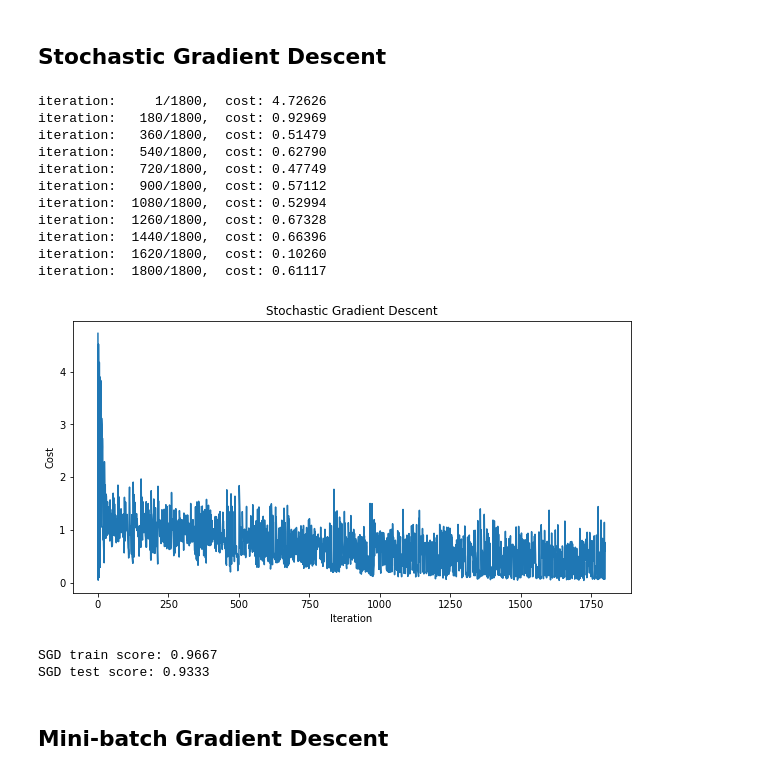
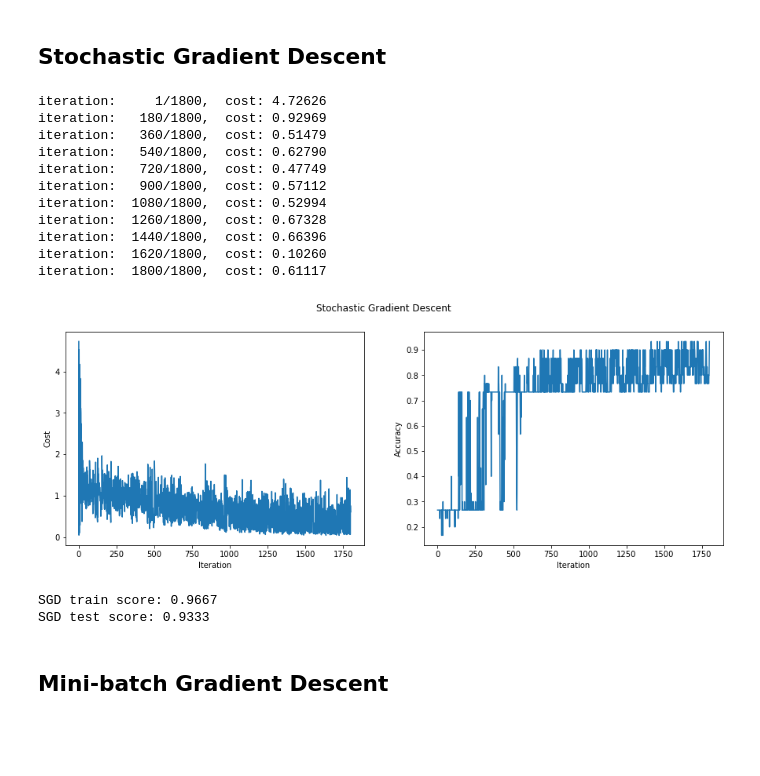
Before and after one commit to mhmdrz-mirdamadi/mlp-iris, a Jupyter notebook: main.ipynb, the cells around one changed output. Saved outputs shown, nothing was run; the diff lists cells and outputs as text; code cells hidden in the pictures; blank space fills up the shorter version.

Commit message:
Plot accuracy

```diff
--- a/main.ipynb
+++ b/main.ipynb
@@ -194,36 +229,36 @@ class three_layer_nn:
 # Model Training
 # %%
 n_hidden = 4
-model = three_layer_nn(n_hidden)
+model = three_layer_nn(n_hidden, X_test.T, y_test.T)
 # %% [markdown]
 ## Stochastic Gradient Descent
 # %%
 epochs = 15
 lr = 0.003
 
-history_SGD = model.train_SGD(X_train.T, y_train.T, lr, epochs)
+ch_SGD, ah_SGD = model.train_SGD(X_train.T, y_train.T, lr, epochs)
 
-model.plot_history(epochs*X_train.shape[0], history_SGD, 'Stochastic Gradient Descent')
+model.plot_history(epochs*X_train.shape[0], [ch_SGD], [ah_SGD], 'Stochastic Gradient Descent')
 
 y_hat_train_SGD = model.predict(X_train.T)
 score_train_SGD = model.score(y_train.T, y_hat_train_SGD)
 y_hat_test_SGD = model.predict(X_test.T)
 score_test_SGD = model.score(y_test.T, y_hat_test_SGD)
 print(f'SGD train score: {score_train_SGD:.4}')
 print(f'SGD test score: {score_test_SGD:.4}')
 # %% [output]
 iteration:     1/1800,  cost: 4.72626
 iteration:   180/1800,  cost: 0.92969
 iteration:   360/1800,  cost: 0.51479
 iteration:   540/1800,  cost: 0.62790
 iteration:   720/1800,  cost: 0.47749
 iteration:   900/1800,  cost: 0.57112
 iteration:  1080/1800,  cost: 0.52994
 iteration:  1260/1800,  cost: 0.67328
 iteration:  1440/1800,  cost: 0.66396
 iteration:  1620/1800,  cost: 0.10260
 iteration:  1800/1800,  cost: 0.61117
-[figure, old version]
+[figure, new version]
 SGD train score: 0.9667
 SGD test score: 0.9333
 # %% [markdown]
```
Also changed, not shown: parts of 7 cells of this notebook.
